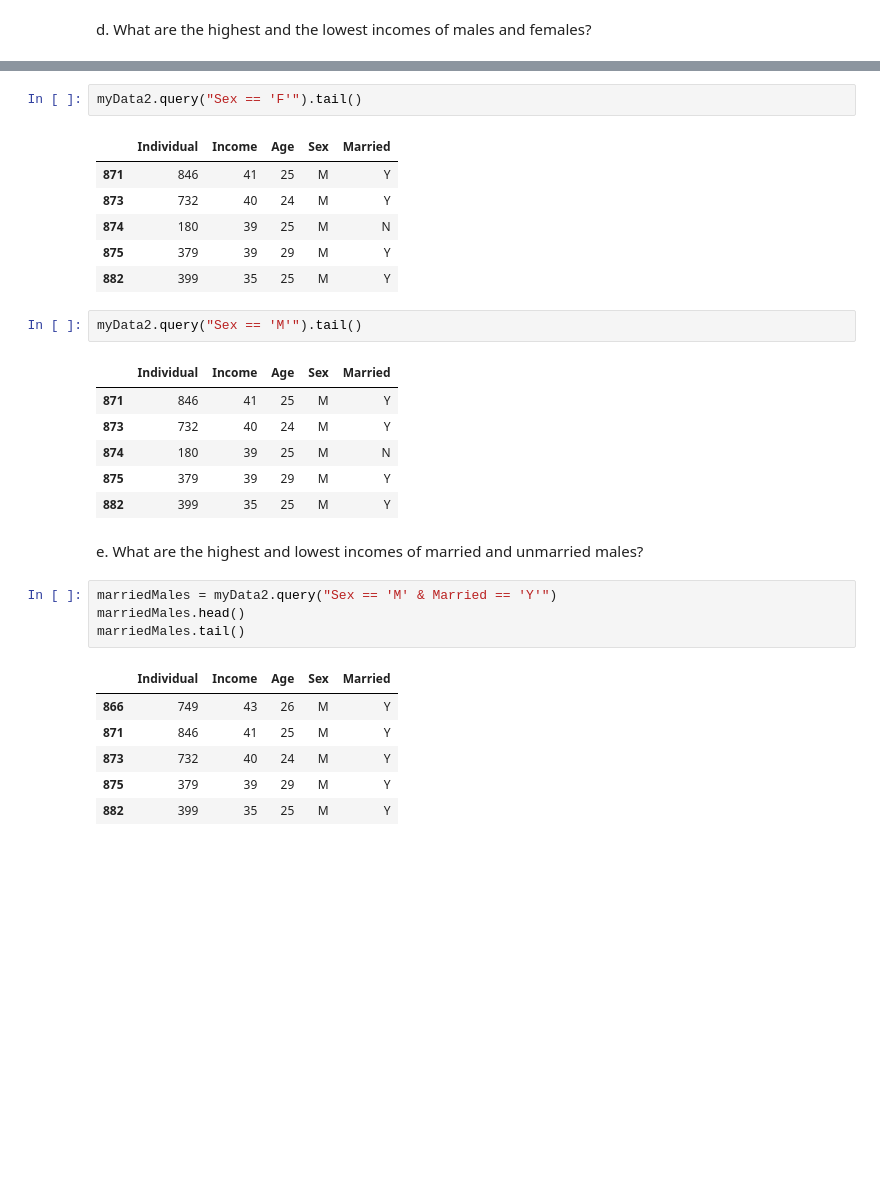
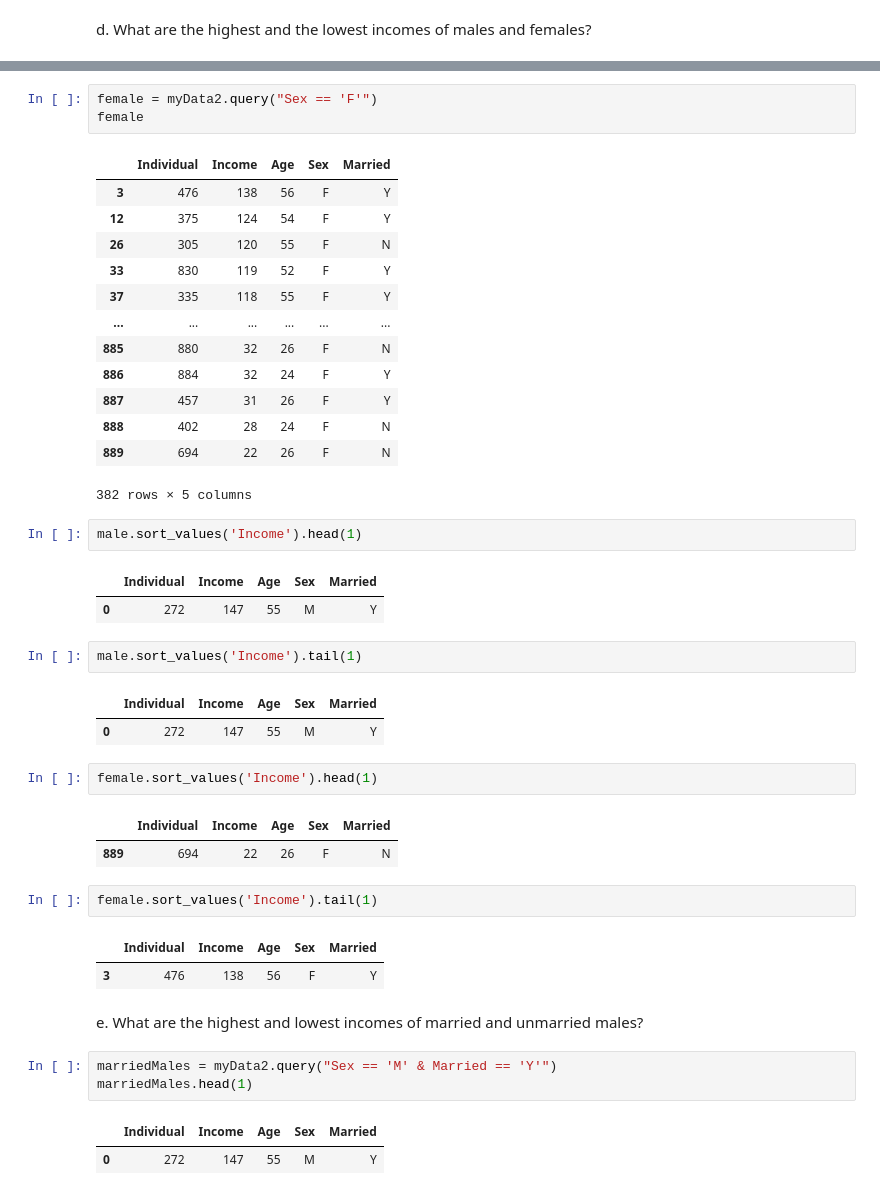
Before and after one commit to Shalomm25/CIS-3350-Knowledge-discovery-and-data-mining, a Jupyter notebook: Assignment_1_Shalom_Makowitz.ipynb, the cells around one changed output, grey strips where cells are left out. Cells and saved outputs as stored; diff of their text form; blank space fills up the shorter version.

```diff
--- a/Assignment_1_Shalom_Makowitz.ipynb
+++ b/Assignment_1_Shalom_Makowitz.ipynb
@@ -275,31 +235,45 @@ top10_income.query("Sex == 'F'")
 # %%
-myData2.query("Sex == 'F'").tail()
+female = myData2.query("Sex == 'F'")
+female
 # %% [output]
 |  | Individual | Income | Age | Sex | Married |
-| 871 | 846 | 41 | 25 | M | Y |
-| 873 | 732 | 40 | 24 | M | Y |
-| 874 | 180 | 39 | 25 | M | N |
-| 875 | 379 | 39 | 29 | M | Y |
-| 882 | 399 | 35 | 25 | M | Y |
+| 3 | 476 | 138 | 56 | F | Y |
+| 12 | 375 | 124 | 54 | F | Y |
+| 26 | 305 | 120 | 55 | F | N |
+| 33 | 830 | 119 | 52 | F | Y |
+| 37 | 335 | 118 | 55 | F | Y |
+| ... | ... | ... | ... | ... | ... |
+| 885 | 880 | 32 | 26 | F | N |
+| 886 | 884 | 32 | 24 | F | Y |
+| 887 | 457 | 31 | 26 | F | Y |
+| 888 | 402 | 28 | 24 | F | N |
+| 889 | 694 | 22 | 26 | F | N |
+382 rows × 5 columns
-# %%
-myData2.query("Sex == 'M'").tail()
-# %% [output]
-|  | Individual | Income | Age | Sex | Married |
-| 871 | 846 | 41 | 25 | M | Y |
-| 873 | 732 | 40 | 24 | M | Y |
-| 874 | 180 | 39 | 25 | M | N |
-| 875 | 379 | 39 | 29 | M | Y |
-| 882 | 399 | 35 | 25 | M | Y |
+# %%
+male.sort_values('Income').head(1)
+# %% [output]
+|  | Individual | Income | Age | Sex | Married |
+| 0 | 272 | 147 | 55 | M | Y |
+# %%
+male.sort_values('Income').tail(1)
+# %% [output]
+|  | Individual | Income | Age | Sex | Married |
+| 0 | 272 | 147 | 55 | M | Y |
+# %%
+female.sort_values('Income').head(1)
+# %% [output]
+|  | Individual | Income | Age | Sex | Married |
+| 889 | 694 | 22 | 26 | F | N |
+# %%
+female.sort_values('Income').tail(1)
+# %% [output]
+|  | Individual | Income | Age | Sex | Married |
+| 3 | 476 | 138 | 56 | F | Y |
 # %% [markdown]
 e. What are the highest and lowest incomes of married and unmarried males?
 # %%
 marriedMales = myData2.query("Sex == 'M' & Married == 'Y'")
-marriedMales.head()
-marriedMales.tail()
+marriedMales.head(1)
 # %% [output]
 |  | Individual | Income | Age | Sex | Married |
-| 866 | 749 | 43 | 26 | M | Y |
-| 871 | 846 | 41 | 25 | M | Y |
-| 873 | 732 | 40 | 24 | M | Y |
-| 875 | 379 | 39 | 29 | M | Y |
-| 882 | 399 | 35 | 25 | M | Y |
+| 0 | 272 | 147 | 55 | M | Y |
```
Also changed, not shown: parts of 16 cells of this notebook.
